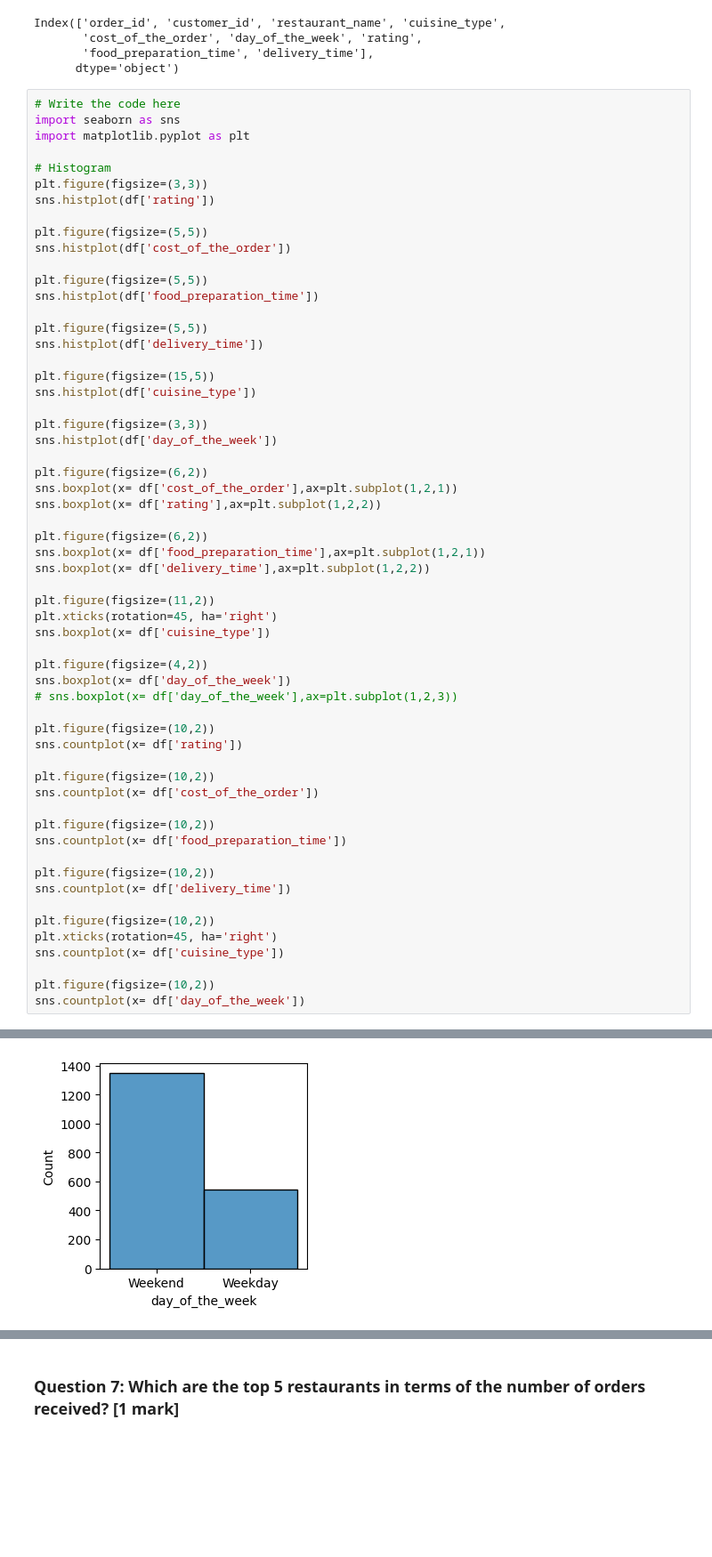
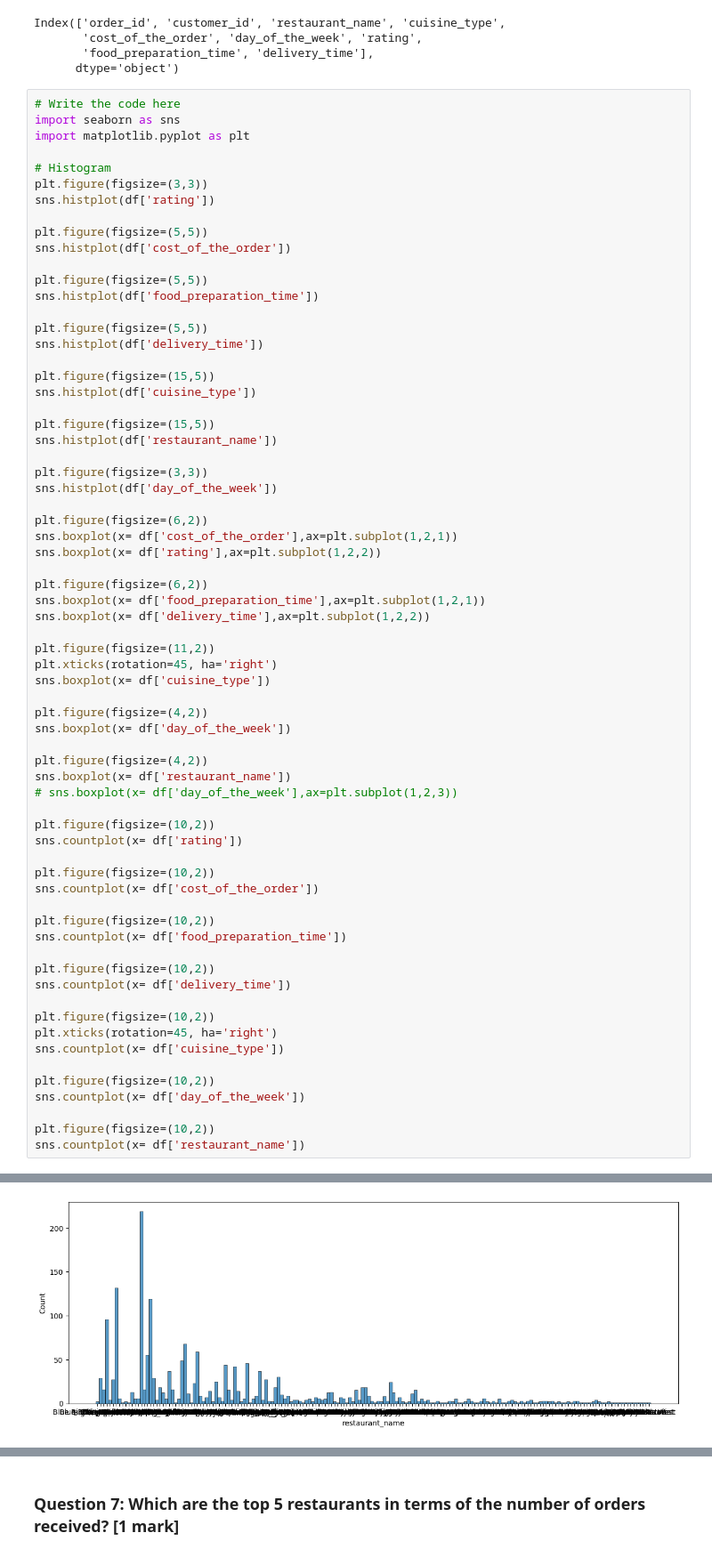
Before and after one commit to snagine/PythonDSA, a Jupyter notebook: PYF_Project_LearnerNotebook_FullCode.ipynb, the cells around one changed output, grey strips where cells are left out. Shown at 89% size. Saved outputs shown, nothing was run; the diff lists cells and outputs as text; blank space fills up the shorter version.

```diff
--- a/PYF_Project_LearnerNotebook_FullCode.ipynb
+++ b/PYF_Project_LearnerNotebook_FullCode.ipynb
@@ -201,6 +205,9 @@ sns.histplot(df['delivery_time'])
 plt.figure(figsize=(15,5))
 sns.histplot(df['cuisine_type'])
 
+plt.figure(figsize=(15,5))
+sns.histplot(df['restaurant_name'])
+
 plt.figure(figsize=(3,3))
 sns.histplot(df['day_of_the_week'])
 
@@ -218,6 +225,9 @@ sns.boxplot(x= df['cuisine_type'])
 
 plt.figure(figsize=(4,2))
 sns.boxplot(x= df['day_of_the_week'])
+
+plt.figure(figsize=(4,2))
+sns.boxplot(x= df['restaurant_name'])
 # sns.boxplot(x= df['day_of_the_week'],ax=plt.subplot(1,2,3))
 
 plt.figure(figsize=(10,2))
@@ -238,4 +248,7 @@ sns.countplot(x= df['cuisine_type'])
 
 plt.figure(figsize=(10,2))
 sns.countplot(x= df['day_of_the_week'])
+
+plt.figure(figsize=(10,2))
+sns.countplot(x= df['restaurant_name'])
 # %% [output]
@@ -243,6 +256,6 @@ sns.countplot(x= df['day_of_the_week'])
 [figure]
 [figure]
 [figure]
 [figure]
 [figure]
-[figure, old version]
+[figure, new version]
```
Also changed, not shown: parts of 24 cells of this notebook.
